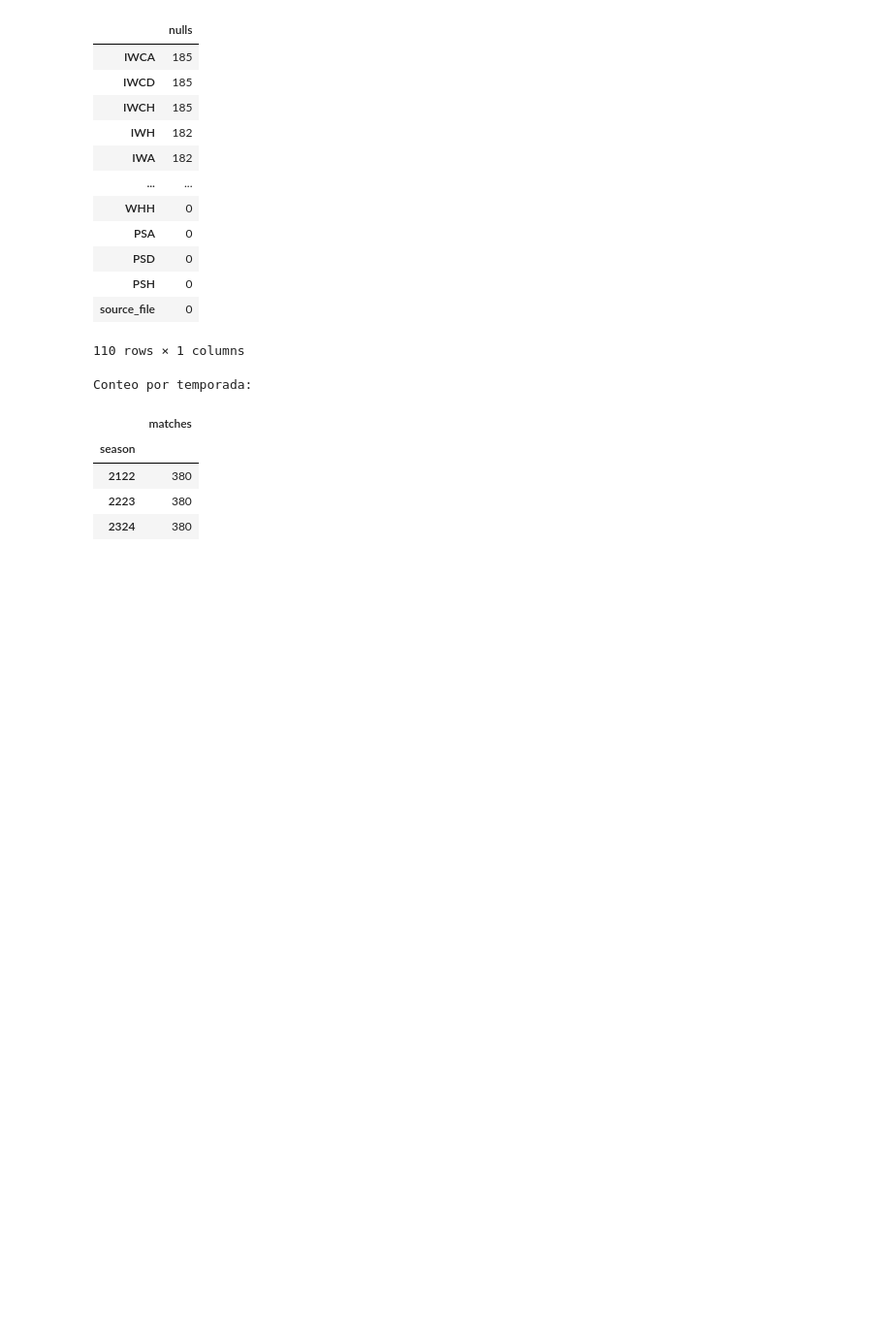
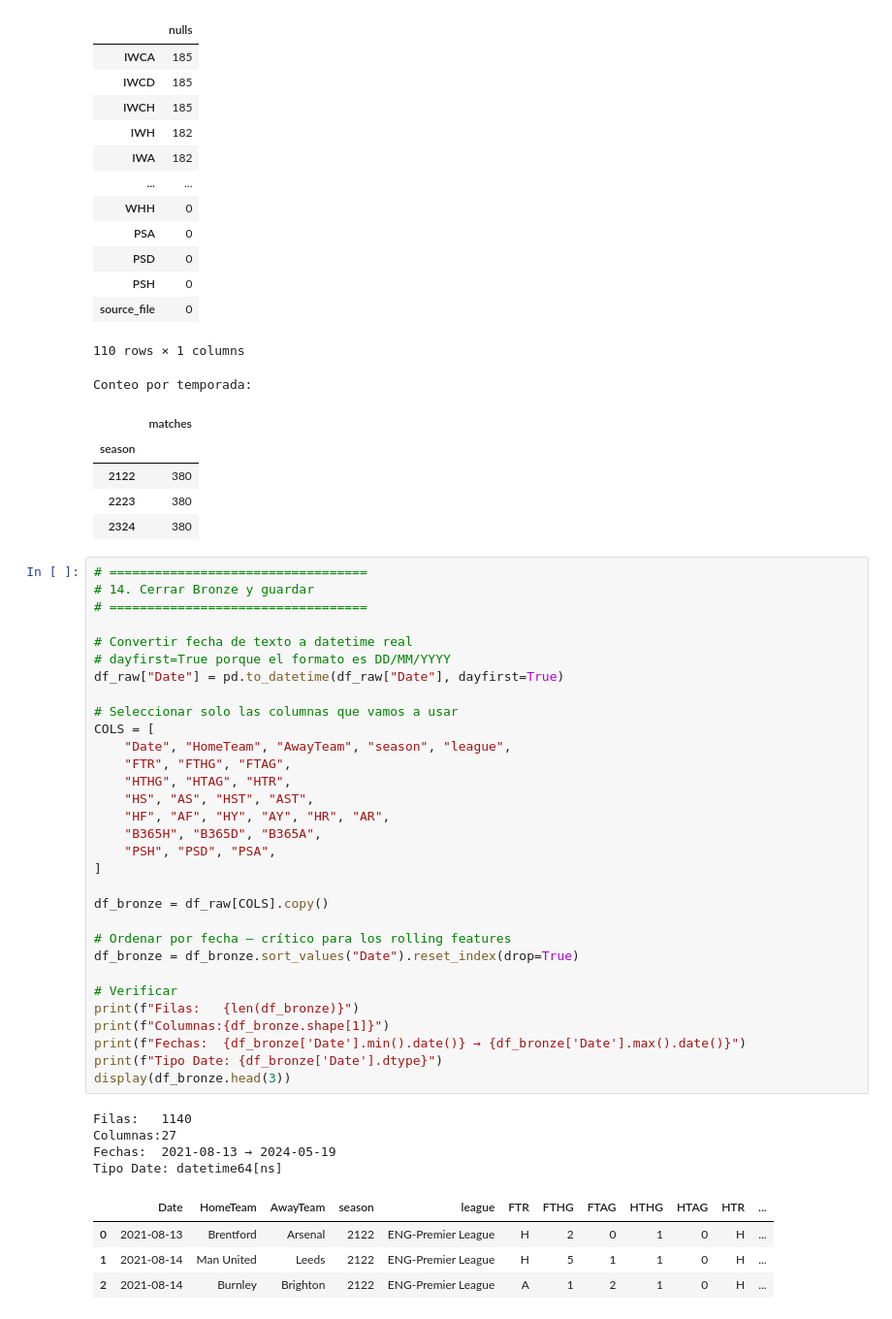
Before and after one commit to augustovillegas/ml-soccer, a Jupyter notebook: notebooks/01_explorer_matchhistory.ipynb, the cells around one changed output. Shown at 97% size. Drawn from its saved outputs; the diff is of its cells as text; blank space fills up the shorter version.

```diff
--- a/notebooks/01_explorer_matchhistory.ipynb
+++ b/notebooks/01_explorer_matchhistory.ipynb
@@ -298,3 +298,43 @@ Conteo por temporada:
 | 2122 | 380 |
 | 2223 | 380 |
 | 2324 | 380 |
+# %%
+# ==================================
+# 14. Cerrar Bronze y guardar
+# ==================================
+
+# Convertir fecha de texto a datetime real
+# dayfirst=True porque el formato es DD/MM/YYYY
+df_raw["Date"] = pd.to_datetime(df_raw["Date"], dayfirst=True)
+
+# Seleccionar solo las columnas que vamos a usar
+COLS = [
+    "Date", "HomeTeam", "AwayTeam", "season", "league",
+    "FTR", "FTHG", "FTAG",
+    "HTHG", "HTAG", "HTR",
+    "HS", "AS", "HST", "AST",
+    "HF", "AF", "HY", "AY", "HR", "AR",
+    "B365H", "B365D", "B365A",
+    "PSH", "PSD", "PSA",
+]
+
+df_bronze = df_raw[COLS].copy()
+
+# Ordenar por fecha — crítico para los rolling features
+df_bronze = df_bronze.sort_values("Date").reset_index(drop=True)
+
+# Verificar
+print(f"Filas:   {len(df_bronze)}")
+print(f"Columnas:{df_bronze.shape[1]}")
+print(f"Fechas:  {df_bronze['Date'].min().date()} → {df_bronze['Date'].max().date()}")
+print(f"Tipo Date: {df_bronze['Date'].dtype}")
+display(df_bronze.head(3))
+# %% [output]
+Filas:   1140
+Columnas:27
+Fechas:  2021-08-13 → 2024-05-19
+Tipo Date: datetime64[ns]
+|  | Date | HomeTeam | AwayTeam | season | league | FTR | FTHG | FTAG | HTHG | HTAG | HTR | ... |
+| 0 | 2021-08-13 | Brentford | Arsenal | 2122 | ENG-Premier League | H | 2 | 0 | 1 | 0 | H | ... |
+| 1 | 2021-08-14 | Man United | Leeds | 2122 | ENG-Premier League | H | 5 | 1 | 1 | 0 | H | ... |
+| 2 | 2021-08-14 | Burnley | Brighton | 2122 | ENG-Premier League | A | 1 | 2 | 1 | 0 | H | ... |
```
Also changed, not shown: parts of 1 cell of this notebook, 4 other files.
